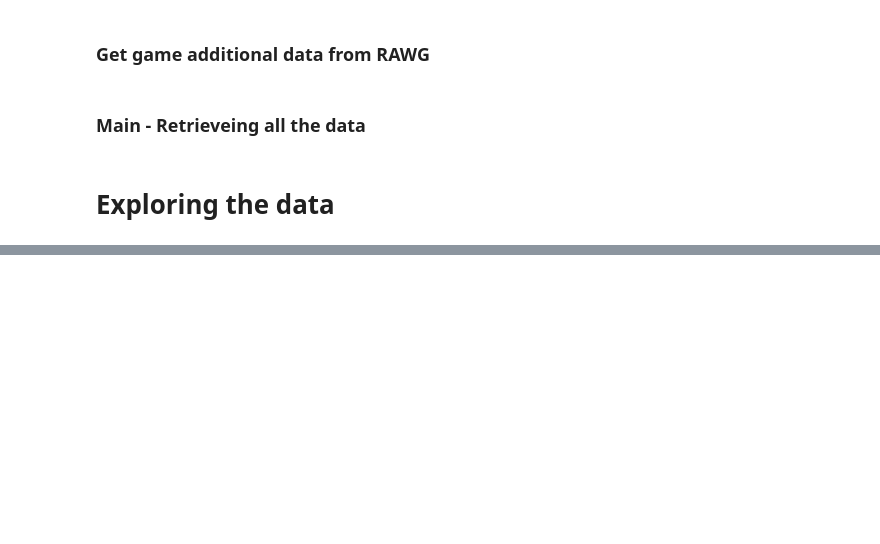
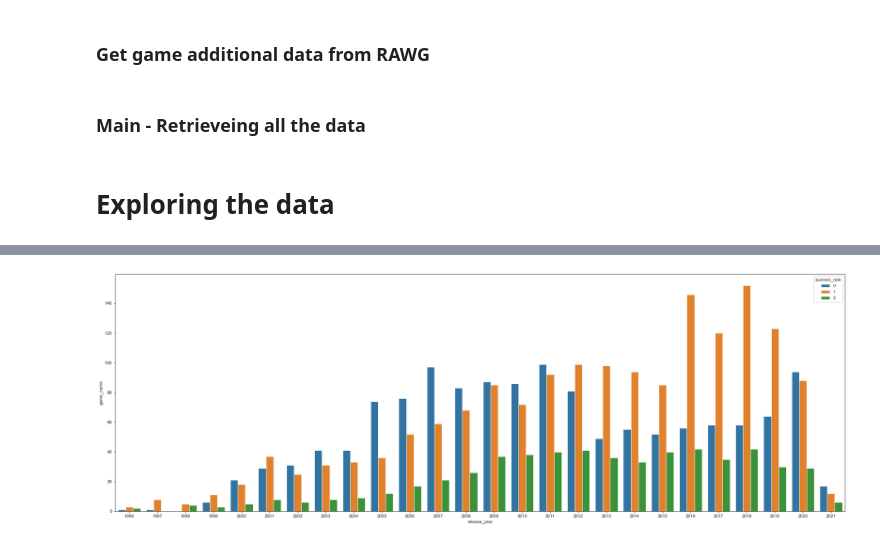
Before and after one commit to kokolight/MetacriticProject, a Jupyter notebook: DataScienceProject.ipynb, the cells around one changed output, grey strips where cells are left out. Cells and saved outputs as stored; diff of their text form; code cells hidden in the pictures; blank space fills up the shorter version.

```diff
--- a/DataScienceProject.ipynb
+++ b/DataScienceProject.ipynb
@@ -428,0 +494,7 @@ Length: 2133, dtype: float64
+# %%
+fig, axes = plt.subplots(1,1, figsize=(30,10))
+success_rate_count = df.groupby(['release_year' , 'success_rate']).count().reset_index()
+success_rate_count.loc[success_rate_count['release_year'] == 2000]['game_name']
+ax = sns.barplot(data=success_rate_count, x='release_year', y = 'game_name', hue="success_rate")
+# %% [output]
+[figure, added]
```
Also changed, not shown: parts of 33 cells of this notebook, 2 other files.
